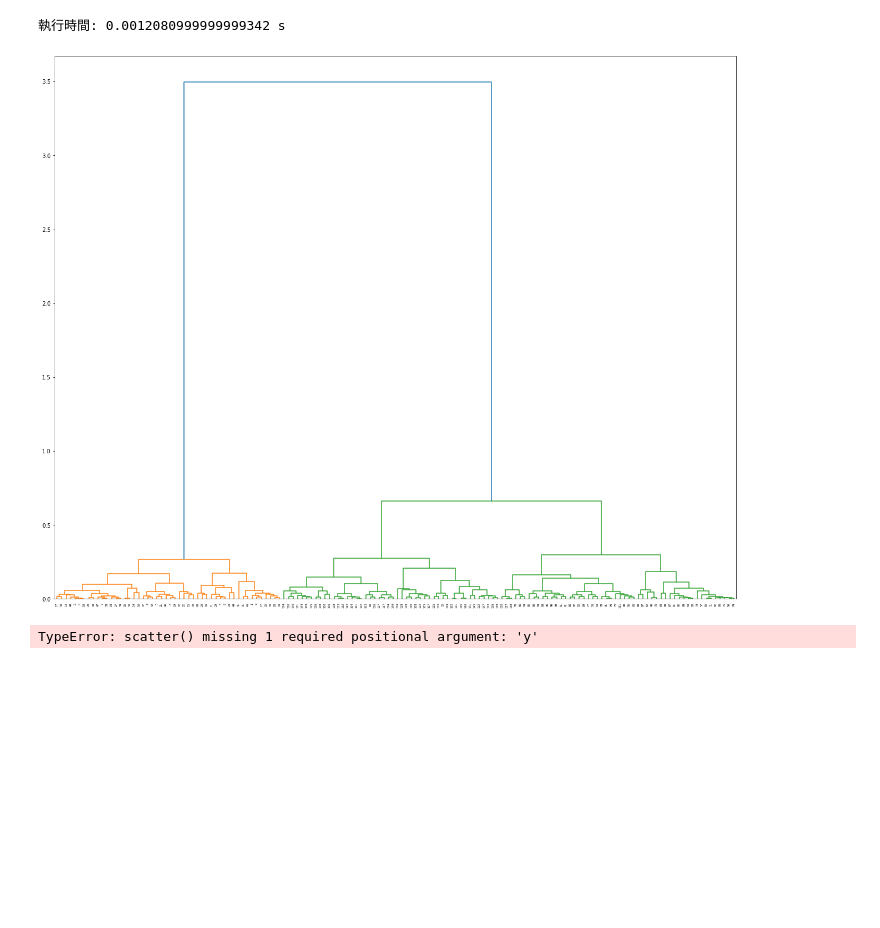
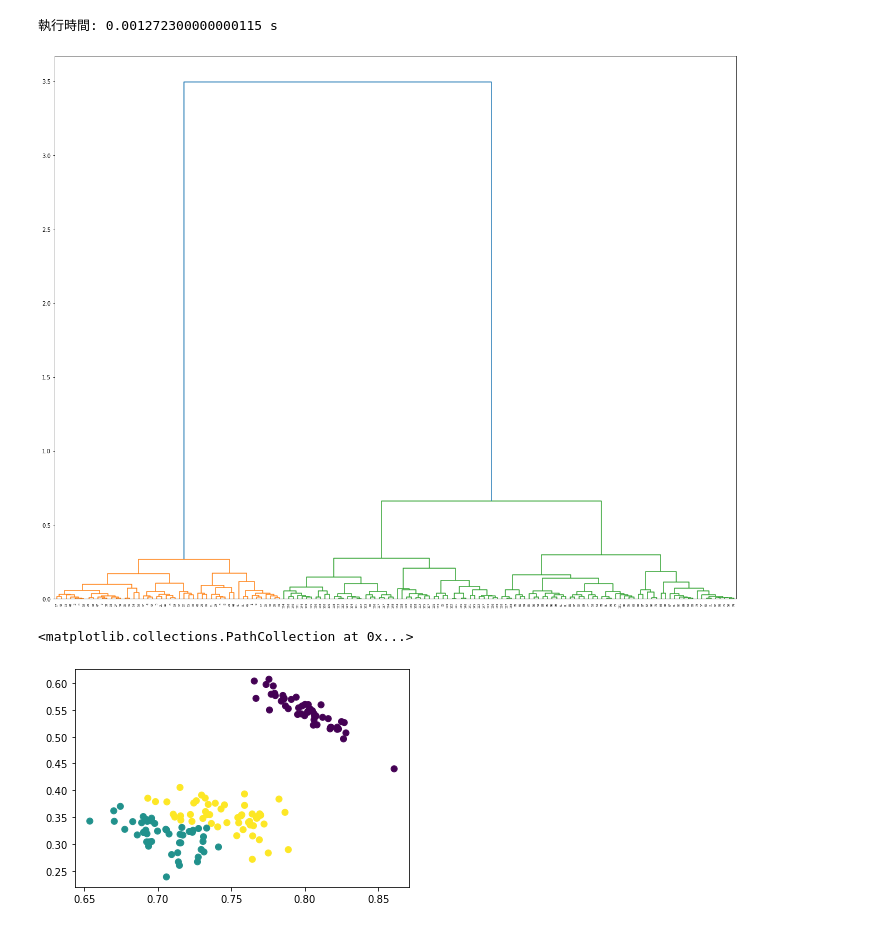
Before and after one commit to RogerLog1115/hw3M11123062, a Jupyter notebook: iris.ipynb, the cells around one changed output. Saved outputs shown, nothing was run; the diff lists cells and outputs as text; code cells hidden in the pictures; blank space fills up the shorter version.

```diff
--- a/iris.ipynb
+++ b/iris.ipynb
@@ -40,24 +40,25 @@ Purity: 0.9666666666666667
 # %%
 # 階層式 ward
 t = time.perf_counter()
 
 linkage_type = 'ward'
 linkage_matrix = linkage(X, linkage_type)
 
 plt.figure(figsize=(22,18))
 t2 = time.perf_counter()
 
 print("執行時間:", t2-t,"s")
 # plot using 'dendrogram()'
 dendrogram(linkage_matrix)
 
 plt.show()
 
 k = 3
 clusters = sch.fcluster(linkage_matrix,k,criterion='maxclust')
 
-plt.scatter(X[:,0],X[:,1],c=clustering.labels_)
+plt.scatter(X[:,0],X[:,1],c=clusters)
 # %% [output]
-執行時間: 0.0012080999999999342 s
+執行時間: 0.001272300000000115 s
 [figure]
-TypeError: scatter() missing 1 required positional argument: 'y'
+<matplotlib.collections.PathCollection at 0x...>
+[figure, added]
```
Also changed, not shown: parts of 6 cells of this notebook.
